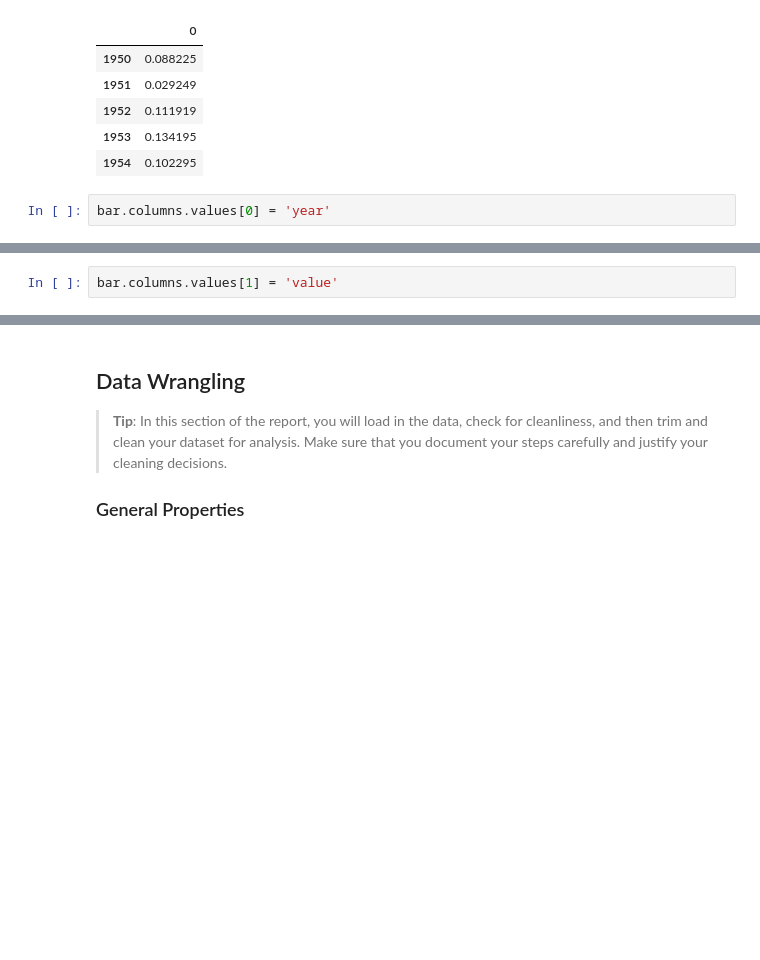
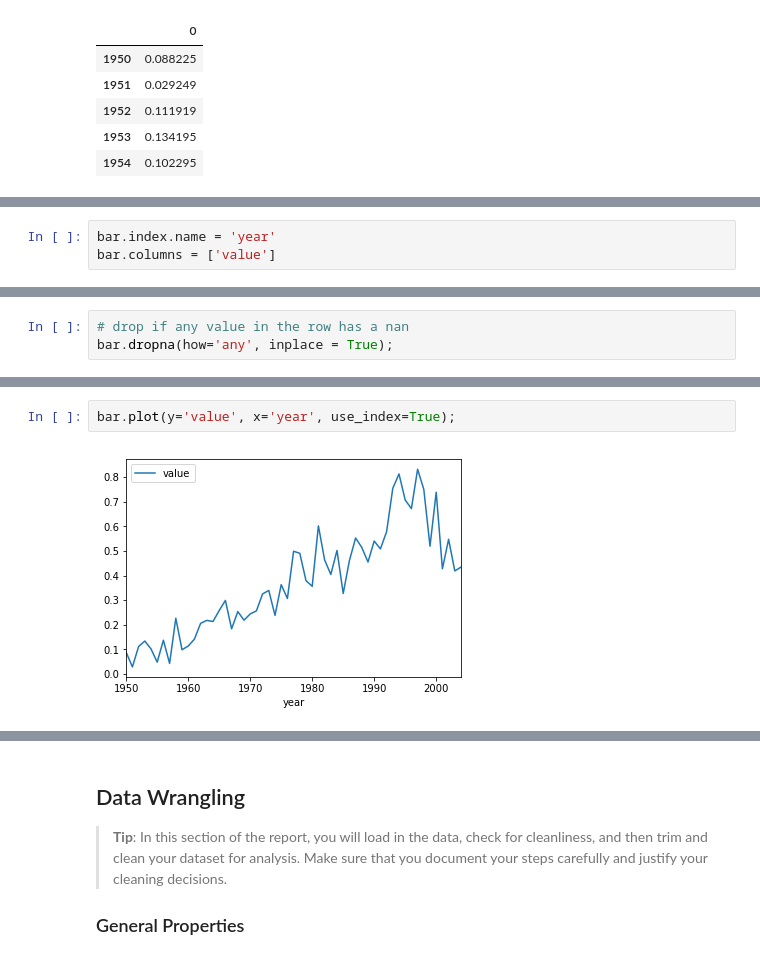
Before and after one commit to szimmers/udacity-dand-term1, a Jupyter notebook: dataset_investigation/a.ipynb, the cells around one changed output, grey strips where cells are left out. Saved outputs shown, nothing was run; the diff lists cells and outputs as text; blank space fills up the shorter version.

Commit message:
get some charts working

```diff
--- a/dataset_investigation/a.ipynb
+++ b/dataset_investigation/a.ipynb
@@ -116,5 +116,3 @@ bar.head()
 | 1952 | 0.111919 |
 | 1953 | 0.134195 |
 | 1954 | 0.102295 |
-# %%
-bar.columns.values[0] = 'year'
@@ -123,2 +119,3 @@ ValueError: invalid literal for int() with base 10: 'year'
 # %%
-bar.columns.values[1] = 'value'
+bar.index.name = 'year'
+bar.columns = ['value']
@@ -136,0 +142,3 @@ IndexError: index 1 is out of bounds for axis 0 with size 1
+# %%
+# drop if any value in the row has a nan
+bar.dropna(how='any', inplace = True);
@@ -136,0 +155,4 @@ IndexError: index 1 is out of bounds for axis 0 with size 1
+# %%
+bar.plot(y='value', x='year', use_index=True);
+# %% [output]
+[figure, added]
```
Also changed, not shown: parts of 8 cells of this notebook.
